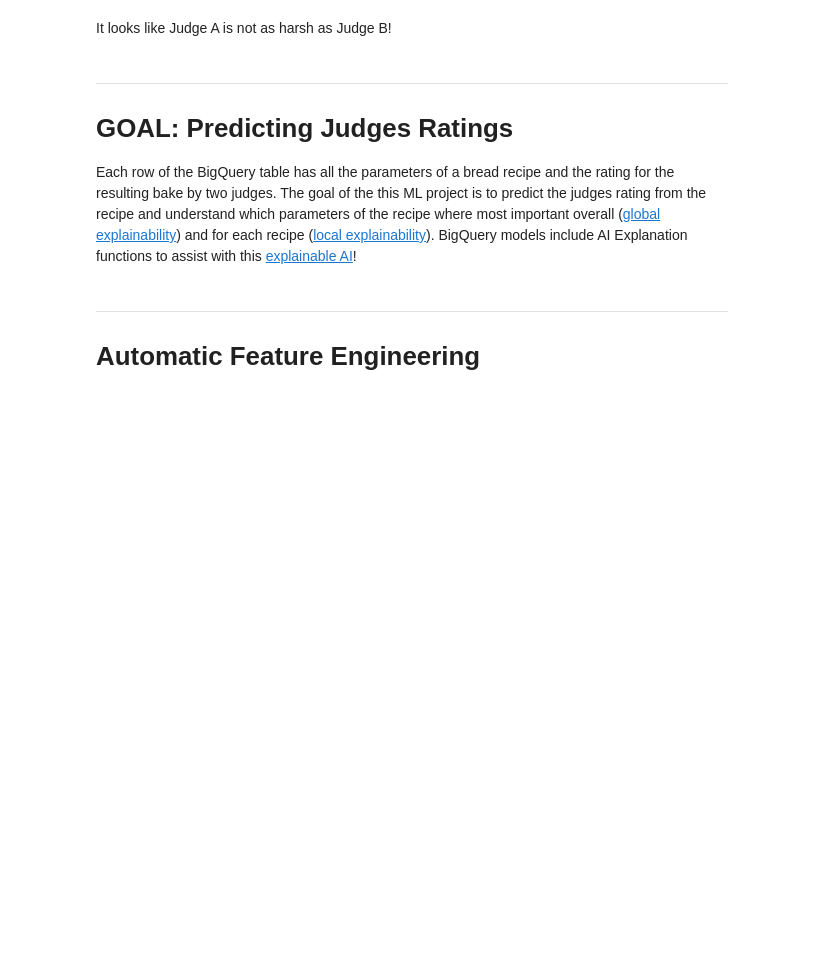
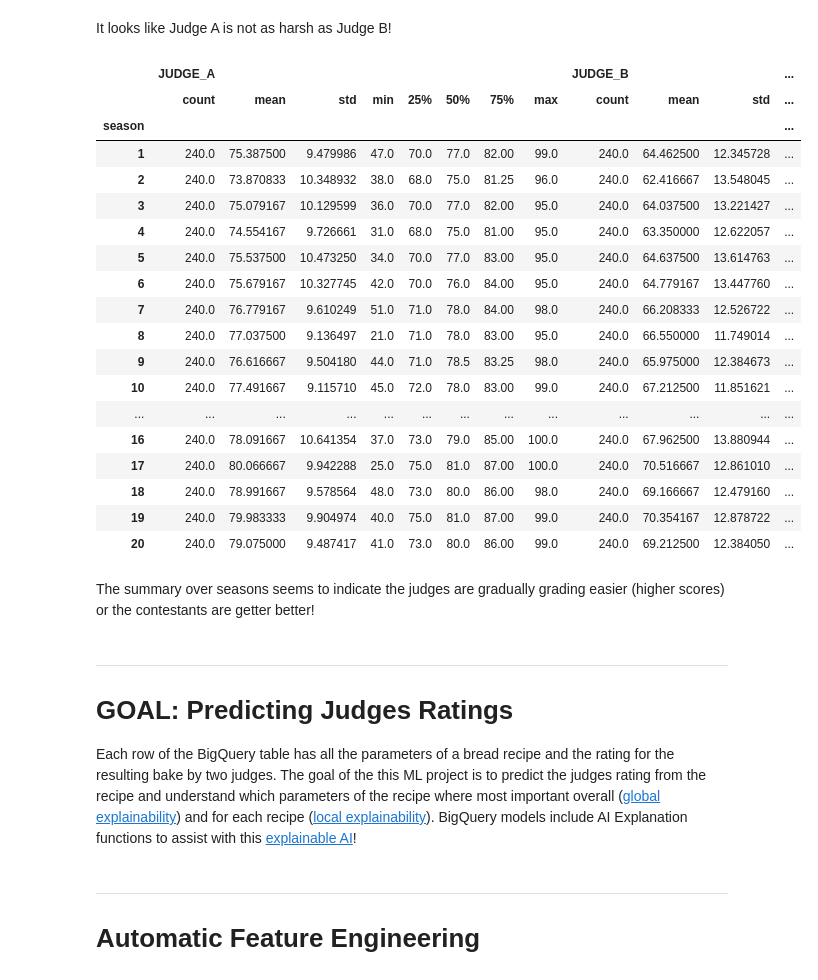
Before and after one commit to statmike/vertex-ai-mlops, a Jupyter notebook: Dev/BQML/BQML Feature Engineering - v2.ipynb, the cells around one changed output. Cells and saved outputs as stored; diff of their text form; code cells hidden in the pictures; blank space fills up the shorter version.

```diff
--- a/Dev/BQML/BQML Feature Engineering - v2.ipynb
+++ b/Dev/BQML/BQML Feature Engineering - v2.ipynb
@@ -1315,5 +1339,29 @@ df.describe()
 # %% [markdown]
 It looks like Judge A is not as harsh as Judge B!
+# %%
+df.groupby('season')['JUDGE_A', 'JUDGE_B'].describe()
+# %% [output]
+|  | JUDGE_A |  |  |  |  |  |  |  | JUDGE_B |  |  | ... |
+|  | count | mean | std | min | 25% | 50% | 75% | max | count | mean | std | ... |
+| season |  |  |  |  |  |  |  |  |  |  |  | ... |
+| 1 | 240.0 | 75.387500 | 9.479986 | 47.0 | 70.0 | 77.0 | 82.00 | 99.0 | 240.0 | 64.462500 | 12.345728 | ... |
+| 2 | 240.0 | 73.870833 | 10.348932 | 38.0 | 68.0 | 75.0 | 81.25 | 96.0 | 240.0 | 62.416667 | 13.548045 | ... |
+| 3 | 240.0 | 75.079167 | 10.129599 | 36.0 | 70.0 | 77.0 | 82.00 | 95.0 | 240.0 | 64.037500 | 13.221427 | ... |
+| 4 | 240.0 | 74.554167 | 9.726661 | 31.0 | 68.0 | 75.0 | 81.00 | 95.0 | 240.0 | 63.350000 | 12.622057 | ... |
+| 5 | 240.0 | 75.537500 | 10.473250 | 34.0 | 70.0 | 77.0 | 83.00 | 95.0 | 240.0 | 64.637500 | 13.614763 | ... |
+| 6 | 240.0 | 75.679167 | 10.327745 | 42.0 | 70.0 | 76.0 | 84.00 | 95.0 | 240.0 | 64.779167 | 13.447760 | ... |
+| 7 | 240.0 | 76.779167 | 9.610249 | 51.0 | 71.0 | 78.0 | 84.00 | 98.0 | 240.0 | 66.208333 | 12.526722 | ... |
+| 8 | 240.0 | 77.037500 | 9.136497 | 21.0 | 71.0 | 78.0 | 83.00 | 95.0 | 240.0 | 66.550000 | 11.749014 | ... |
+| 9 | 240.0 | 76.616667 | 9.504180 | 44.0 | 71.0 | 78.5 | 83.25 | 98.0 | 240.0 | 65.975000 | 12.384673 | ... |
+| 10 | 240.0 | 77.491667 | 9.115710 | 45.0 | 72.0 | 78.0 | 83.00 | 99.0 | 240.0 | 67.212500 | 11.851621 | ... |
+| ... | ... | ... | ... | ... | ... | ... | ... | ... | ... | ... | ... | ... |
+| 16 | 240.0 | 78.091667 | 10.641354 | 37.0 | 73.0 | 79.0 | 85.00 | 100.0 | 240.0 | 67.962500 | 13.880944 | ... |
+| 17 | 240.0 | 80.066667 | 9.942288 | 25.0 | 75.0 | 81.0 | 87.00 | 100.0 | 240.0 | 70.516667 | 12.861010 | ... |
+| 18 | 240.0 | 78.991667 | 9.578564 | 48.0 | 73.0 | 80.0 | 86.00 | 98.0 | 240.0 | 69.166667 | 12.479160 | ... |
+| 19 | 240.0 | 79.983333 | 9.904974 | 40.0 | 75.0 | 81.0 | 87.00 | 99.0 | 240.0 | 70.354167 | 12.878722 | ... |
+| 20 | 240.0 | 79.075000 | 9.487417 | 41.0 | 73.0 | 80.0 | 86.00 | 99.0 | 240.0 | 69.212500 | 12.384050 | ... |
+# %% [markdown]
+The summary over seasons seems to indicate the judges are gradually grading easier (higher scores) or the contestants are getter better!
 # %% [markdown]
 ---
 # GOAL: Predicting Judges Ratings
```
Also changed, not shown: parts of 8 cells of this notebook, 5 other files.
